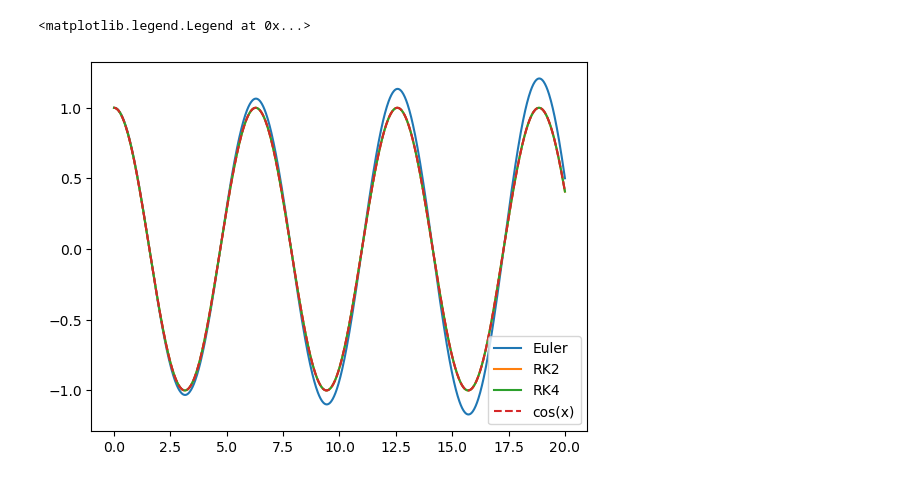
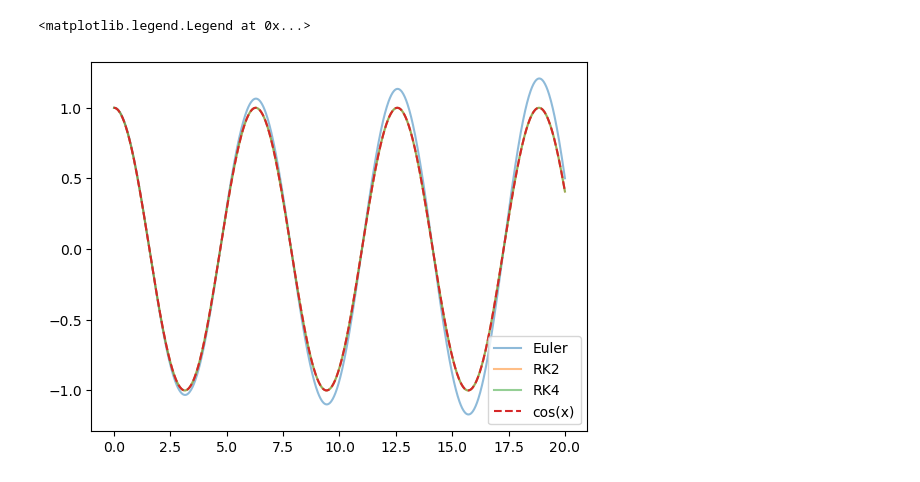
Before and after one commit to gary20000915/ComputationalPhysicsLab, a Jupyter notebook: lecture5/SHO.ipynb, the cells around one changed output. Drawn from its saved outputs; the diff is of its cells as text; code cells hidden in the pictures.

```diff
--- a/lecture5/SHO.ipynb
+++ b/lecture5/SHO.ipynb
@@ -13,10 +15,18 @@ dt = 20 / N
 # %%
 def osci(x, v, k, m):
+  '''
+  This is the function (osci) defined in the [position, velocity]
+  and [derivative(position), derivative(velocity)]
+  :param x: position
+  :param v: velocity
+  :param k: spring constants
+  :param m: mass constant
+  '''
   y, yder =  np.zeros(2), np.zeros(2)
   y[0] = x
   y[1] = v
   yder[0] = y[1]
-  yder[1] = -y[0] * k/m
+  yder[1] = -y[0] * k/m # the difinition of the acceleration, which is depend on the position.
 
   return y, yder
 # %%
@@ -48,28 +60,30 @@ def RK4(x_0, Vel, k, m, N):
         x, v = x_0, Vel
         yy = np.array([x, v], dtype = "float64")
         X = np.array([yy[0]])
-        for i in range(N):
+        for _ in range(N): # sometimes we can use _ instead of i because, in this case, "i" is not important.
                 k1 = osci(yy[0], yy[1], k, m)[1]
-                y_temp = osci(yy[0], yy[1], k, m)[0] + (dt/2) * k1
+                y_temp = osci(yy[0], yy[1], k, m)[0] + (dt/2) * k1 # temp for virtual step y*
                 k2 = osci(y_temp[0], y_temp[1], k, m)[1]
                 y_temp = osci(yy[0], yy[1], k, m)[0] + (dt/2) * k2
                 k3 = osci(y_temp[0], y_temp[1], k, m)[1]
                 y_temp = osci(yy[0], yy[1], k, m)[0] + dt * k3
                 k4 = osci(y_temp[0], y_temp[1], k, m)[1]
+
                 yy += (1/6) * dt * (k1 + 2*k2 + 2*k3 + k4)
+
                 X = np.append(X, yy[0])
 
         return X
 # %%
-x = np.linspace(0, t, N + 1)
+x = np.linspace(0, t, N + 1) # from 0 to t divided by N+1, i.e., N+1 equal parts.
 
-plt.plot(x, Eu(x_0, Vel, k, m, N), label = "Euler")
-plt.plot(x, RK2(x_0, Vel, k, m, N), label = "RK2")
-plt.plot(x, RK4(x_0, Vel, k, m, N), label = "RK4")
+plt.plot(x, Eu(x_0, Vel, k, m, N), label = "Euler", alpha = 0.5)
+plt.plot(x, RK2(x_0, Vel, k, m, N), label = "RK2", alpha = 0.5)
+plt.plot(x, RK4(x_0, Vel, k, m, N), label = "RK4", alpha = 0.5)
 
 y = np.cos(x)
-plt.plot(x, y, "--", label = "cos(x)")
+plt.plot(x, y, "--", label = "cos(x)") # theoretical solution.
 plt.legend()
 # %% [output]
 <matplotlib.legend.Legend at 0x...>
-[figure, old version]
+[figure, new version]
```
Also changed, not shown: parts of 5 cells of this notebook, 1 other file.
